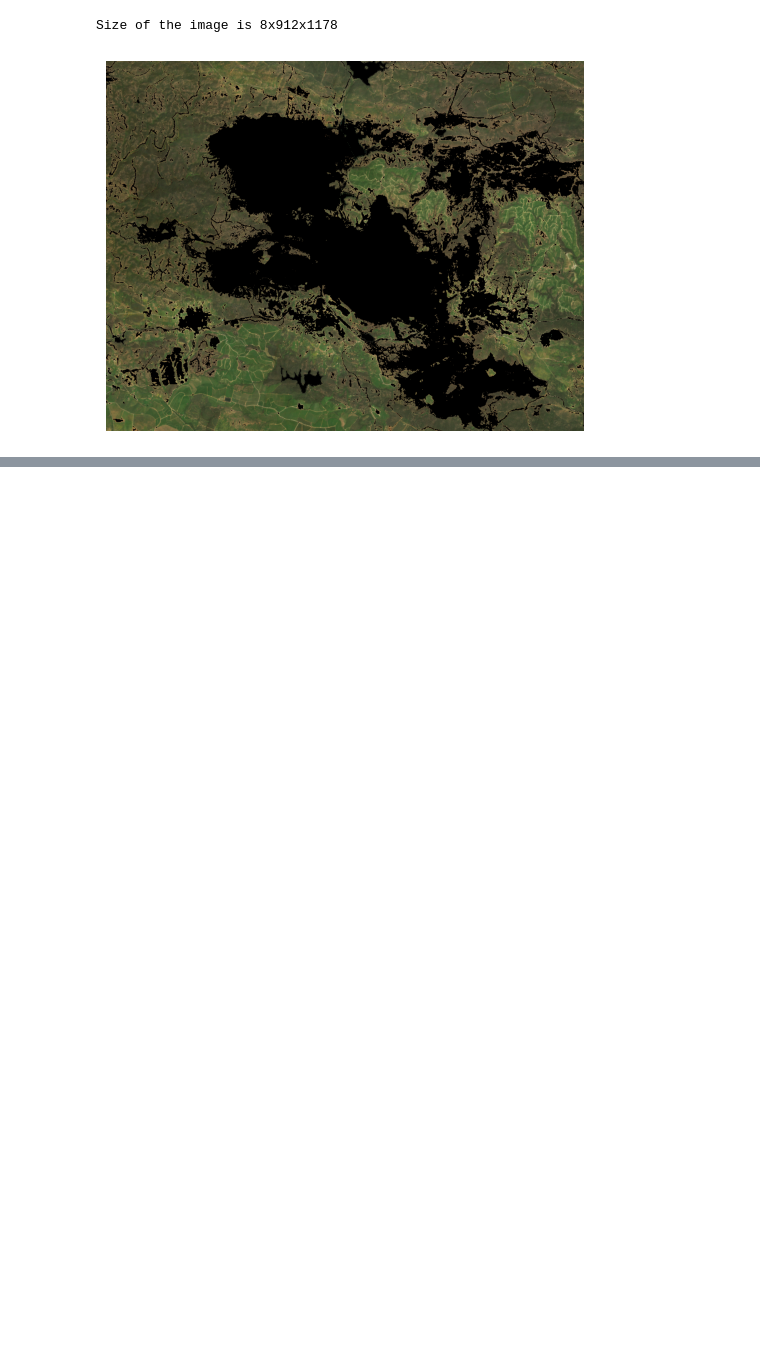
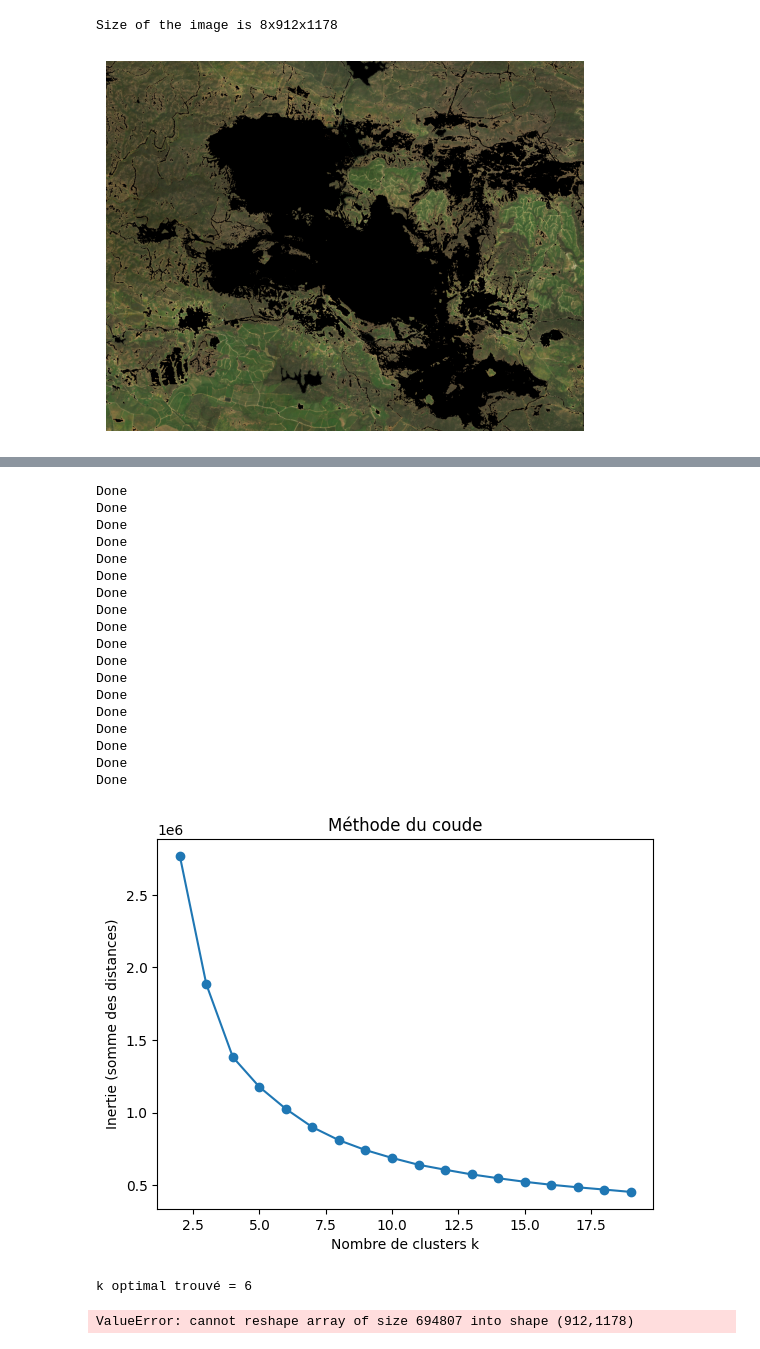
Before and after one commit to ArmanHosseini1/PIR-Rio-Tinto, a Jupyter notebook: K-means.ipynb, the cells around one changed output, grey strips where cells are left out. Cells and saved outputs as stored; diff of their text form; code cells hidden in the pictures; blank space fills up the shorter version.

Commit message:
fin code distinction K means

```diff
--- a/K-means.ipynb
+++ b/K-means.ipynb
@@ -122,0 +147,53 @@ plt.show()
+# %%
+# Flatten mask
+veg_idx = veg_mask.flatten()
+
+pixels = image.reshape(l, -1).T      # → (H*W, C)
+veg_pixels = pixels[veg_idx]         # → (N_veg, C)
+
+scaler = StandardScaler()
+X_scaled = scaler.fit_transform(veg_pixels)
+
+inertias = []
+    #sil_scores = []
+
+K_range = range(2, 20, 1)
+
+for k in K_range:
+    kmeans = KMeans(n_clusters=k, init='k-means++', n_init=3, random_state=42)
+    kmeans.fit(X_scaled)
+    inertias.append(kmeans.inertia_)
+    print("Done")
+
+plt.plot(K_range, inertias, marker='o')
+plt.xlabel('Nombre de clusters k')
+plt.ylabel('Inertie (somme des distances)')
+plt.title('Méthode du coude')
+plt.show()
+
+knee = KneeLocator(K_range, inertias, curve='convex', direction='decreasing')
+optimal_k = knee.knee
+
+print(f"k optimal trouvé = {optimal_k}")
+# %% [output]
+Done
+Done
+Done
+Done
+Done
+Done
+Done
+Done
+Done
+Done
+Done
+Done
+Done
+Done
+Done
+Done
+Done
+Done
+[figure, added]
+k optimal trouvé = 6
+ValueError: cannot reshape array of size 694807 into shape (912,1178)
```
Also changed, not shown: parts of 11 cells of this notebook.
